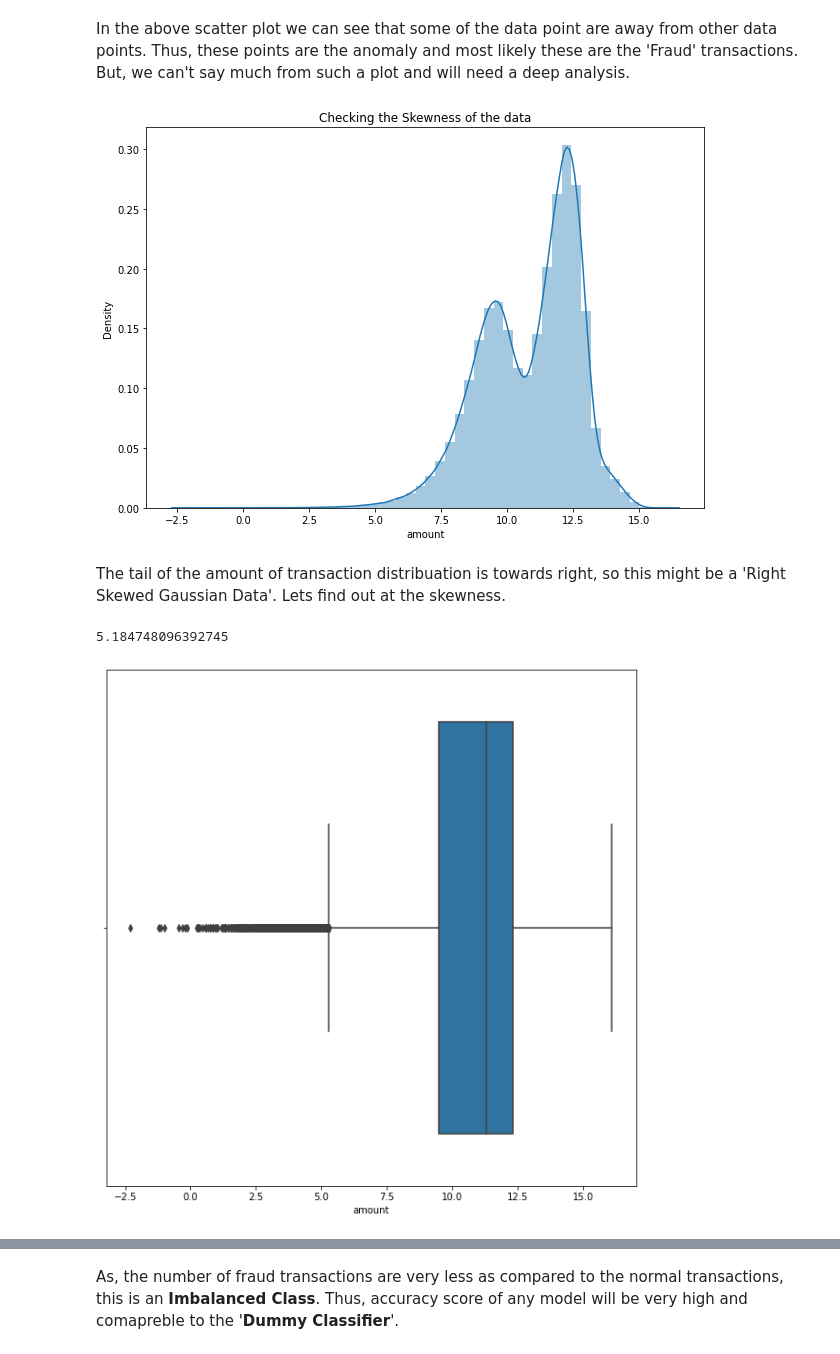
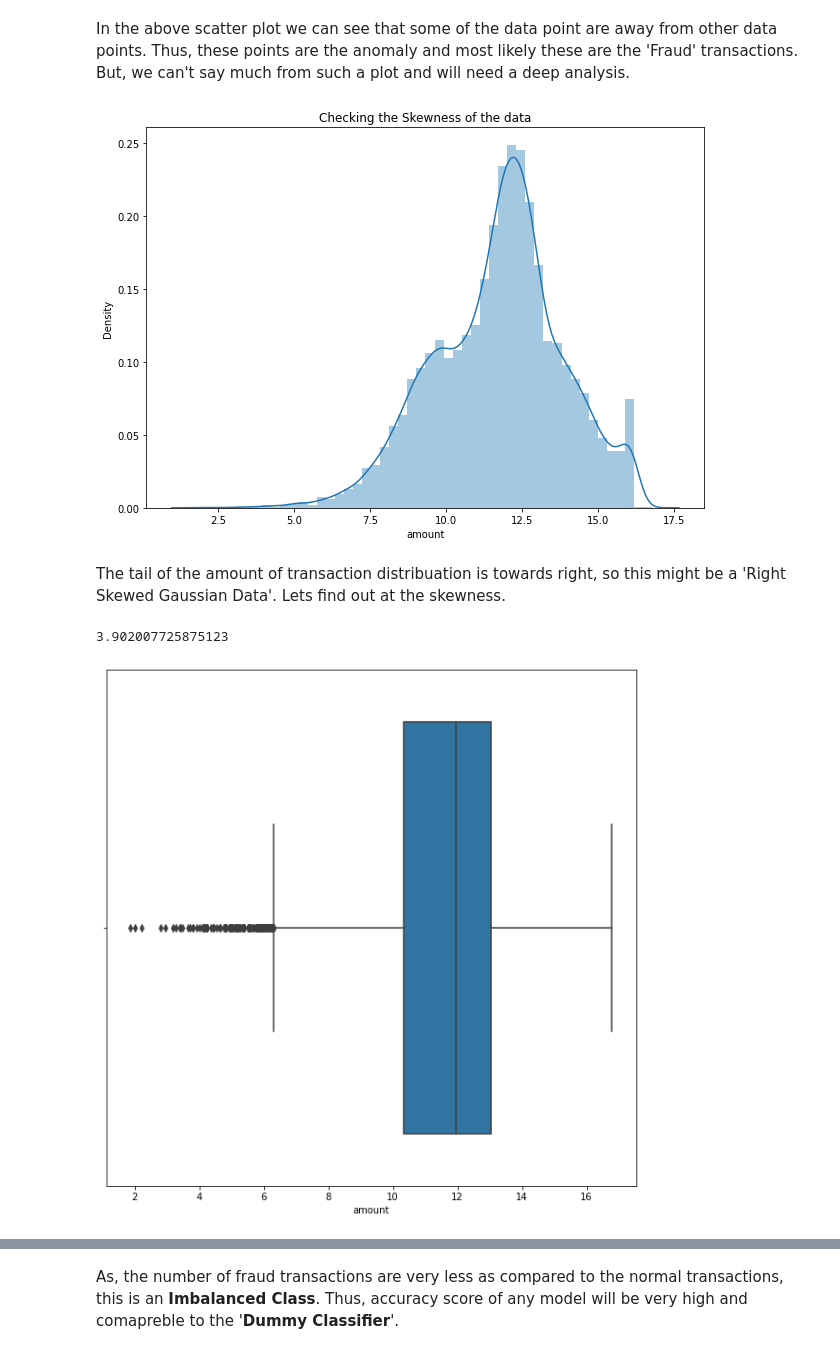
Before and after one commit to Stitaprajna/AllMyProjects, a Jupyter notebook: Fraud Detection.ipynb, the cells around one changed output, grey strips where cells are left out. Drawn from its saved outputs; the diff is of its cells as text; code cells hidden in the pictures.

```diff
--- a/Fraud Detection.ipynb
+++ b/Fraud Detection.ipynb
@@ -6,6 +6,6 @@ import numpy as np
 import seaborn as sns
 import matplotlib.pyplot as plt
 # %%
-df = pd.read_csv('/Fraud.csv', nrows=5*10**5)
+df = pd.read_csv('/Fraud1.csv')
 df.head()
 # %% [output]
@@ -18,3 +18,6 @@ df.head()
+# %%
+
+df.drop('Unnamed: 0',axis=1,inplace=True)
 # %%
 df.step.value_counts()
 sns.histplot(df.step)
@@ -79,25 +82,26 @@ In the above scatter plot we can see that some of the data point are away from o
 # %%
 import warnings
 warnings.simplefilter(action='ignore', category=FutureWarning)
-p = sns.distplot(np.log(df['amount'])).set(title='Checking the Skewness of the data')  # Highly Right Skewed Data
+dff = df[df.amount!=0]
+p = sns.distplot(np.log(dff['amount'])).set(title='Checking the Skewness of the data')  # Highly Right Skewed Data
 #plt.ylim([0,10**(-8)])
 #plt.xlim(0,3*10**7)
 plt.rcParams['figure.figsize'] = [10,10]
 # %% [output]
-[figure, old version]
+[figure, new version]
 # %% [markdown]
 The tail of the amount of transaction distribuation is towards right, so this might be a 'Right Skewed Gaussian Data'. Lets find out at the skewness.
 # %%
 from scipy.stats import skew
 skew(df.amount)
 # %% [output]
-5.184748096392745
+3.902007725875123
 # %%
 sns.boxplot(np.log(df.amount))
 plt.show()
 plt.rcParams['figure.figsize'] = [6,6]
 # %% [output]
-[figure, old version]
+[figure, new version]
 # %%
 df['isFraud'].value_counts()
 # %% [output]
```
Also changed, not shown: parts of 33 cells of this notebook.
